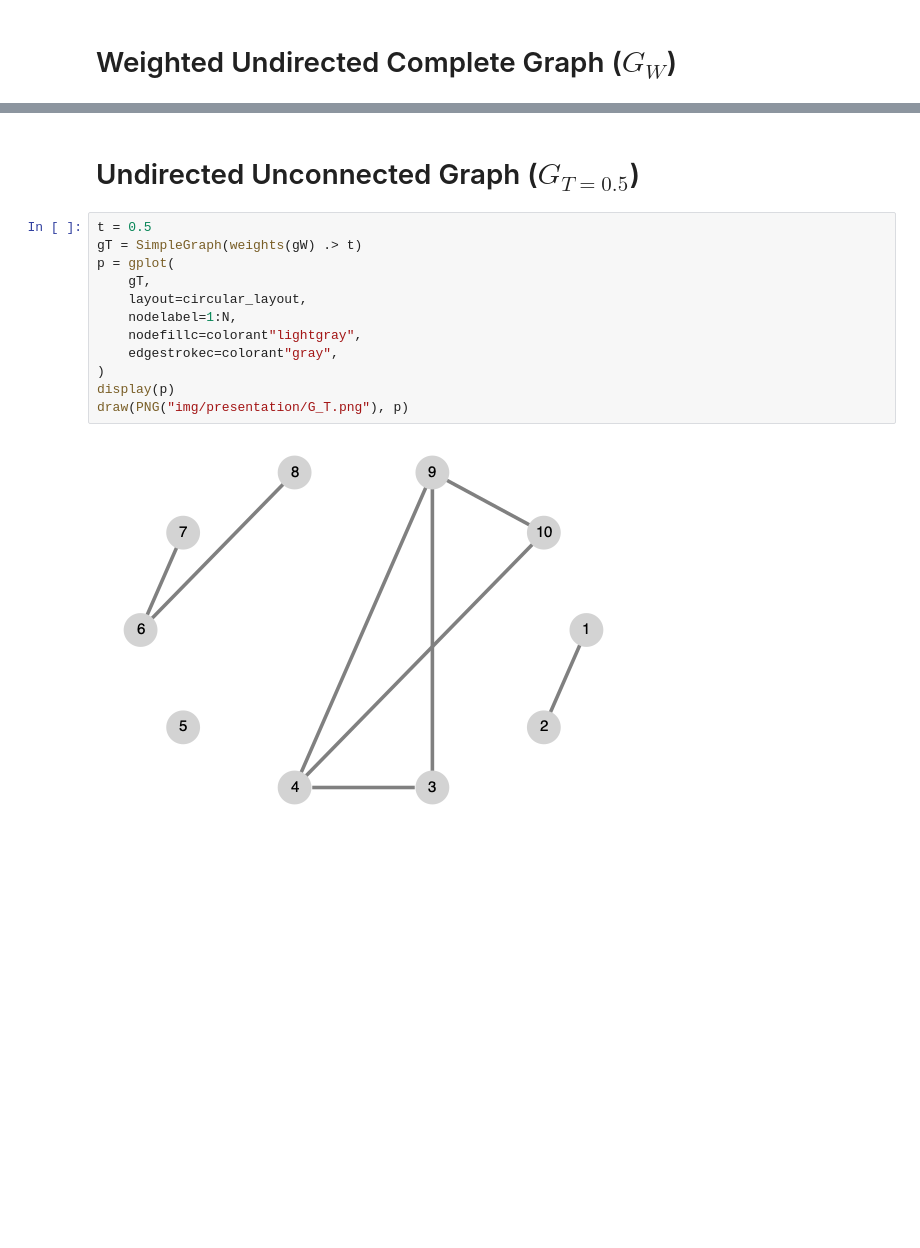
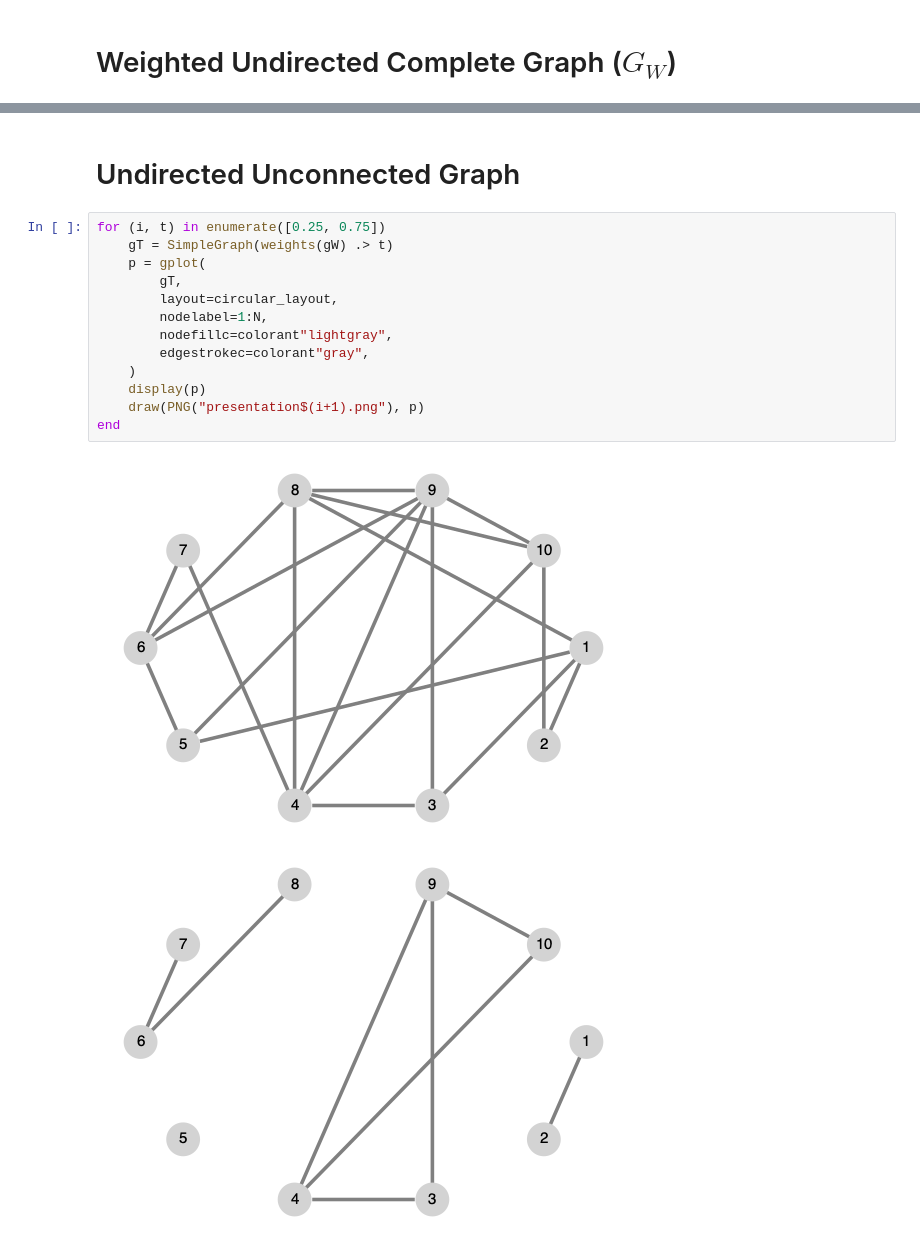
Before and after one commit to mas178/Inaba2024, a Jupyter notebook: notebook/ForPresentation.ipynb, the cells around one changed output, grey strips where cells are left out. Drawn from its saved outputs; the diff is of its cells as text; blank space fills up the shorter version.

```diff
--- a/notebook/ForPresentation.ipynb
+++ b/notebook/ForPresentation.ipynb
@@ -45,16 +45,18 @@ draw(PNG("img/presentation/G_W.png"), p)
 # %% [markdown]
-# Undirected Unconnected Graph ($G_{T=0.5}$)
+# Undirected Unconnected Graph
 # %%
-t = 0.5
-gT = SimpleGraph(weights(gW) .> t)
-p = gplot(
-    gT,
-    layout=circular_layout,
-    nodelabel=1:N,
-    nodefillc=colorant"lightgray",
-    edgestrokec=colorant"gray",
-)
-display(p)
-draw(PNG("img/presentation/G_T.png"), p)
+for (i, t) in enumerate([0.25, 0.75])
+    gT = SimpleGraph(weights(gW) .> t)
+    p = gplot(
+        gT,
+        layout=circular_layout,
+        nodelabel=1:N,
+        nodefillc=colorant"lightgray",
+        edgestrokec=colorant"gray",
+    )
+    display(p)
+    draw(PNG("presentation$(i+1).png"), p)
+end
 # %% [output]
-[figure, old version]
+[figure, new version]
+[figure, added]
```
Also changed, not shown: parts of 2 cells of this notebook, 3 other files.
